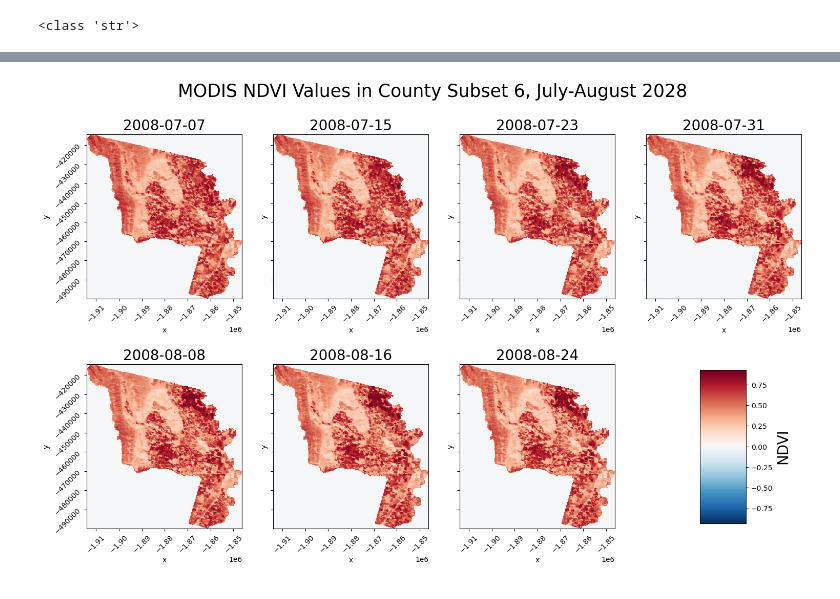
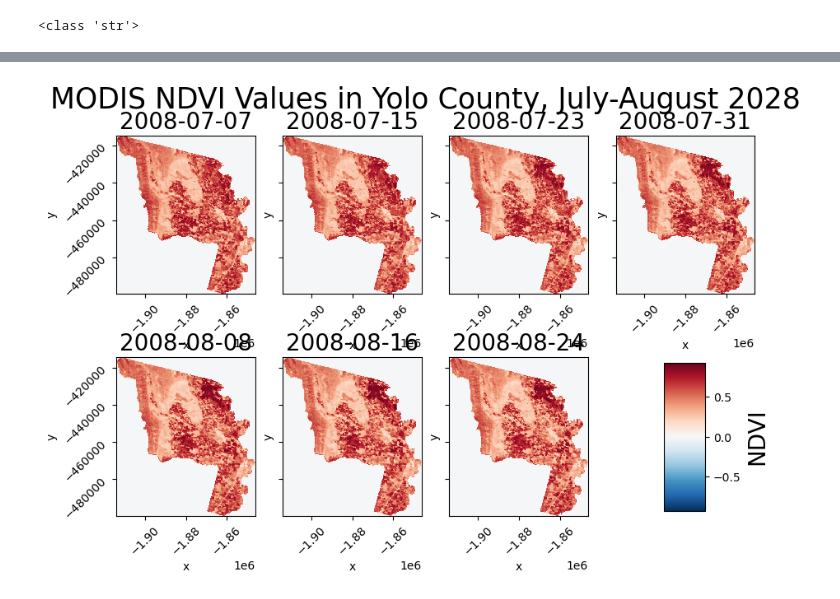
Before and after one commit to USDA-SCINet/pygcdl, a Jupyter notebook: informal_testing.ipynb, the cells around one changed output, grey strips where cells are left out. Saved outputs shown, nothing was run; the diff lists cells and outputs as text; code cells hidden in the pictures.

Commit message:
Decreased variety of test geometries, added more documentation

```diff
--- a/informal_testing.ipynb
+++ b/informal_testing.ipynb
@@ -52,5 +64,5 @@ If the user uploads a file, the file contents are not checked. So, it is possibl
 ### Part 1.1: Upload geometry files
 # %%
 # Specify location of sample data files
-sample_data_dir = Path("sample_data/output_data")
+sample_data_dir = Path("sample_data/sample_geoms")
 # %%
@@ -247,7 +217,7 @@ Now let's take a look at how we specify the datasets and variables we would like
 # %%
 # Specify datasets and variables as a pandas dataframe
 dsvars1 = pd.DataFrame(
-    [["PRISM", "ppt"], ["MODIS_NDVI", "NDVI"]],
+    [["PRISM", "ppt"], ["PRISM", "tmean"], ["MODIS_NDVI", "NDVI"]],
     columns=["dataset", "variable"])
 print(dsvars1)
 # %% [output]
@@ -342,35 +326,37 @@ print(type(dir_test))
 # %%
-# Data download test #1
-# Using single county from subset set #6
-
-geom_data = subset_counties6_guid # Yolo county
-dsvars = dsvars1 # Data specified as a pandas df
-date_data = date_grain_dict1 # years = 2008, months = 7:8, grain=any
+geom_data = yolo_county_zip_guid
+dsvars = dsvars1
+date_data = date_grain_dict1
 
 with tempfile.TemporaryDirectory() as tf:
     output_files = pygcdl_obj.download_polygon_subset(
-        dsvars=dsvars,
+        dsvars=dsvars1,
         t_geom=geom_data,
         dsn=tf,
         **date_data
     )
     modis_file_paths = [Path(f) for f in output_files if "MODIS" in f]
-    prism_file_paths = [Path(f) for f in output_files if "PRISM" in f]
+    ppt_file_paths = [Path(f) for f in output_files if "PRISM" in f and "ppt" in f]
+    tmean_file_paths = [Path(f) for f in output_files if "PRISM" in f and "tmean" in f]
 
-    # Visualize MODIS data
+    print(modis_file_paths)
+    print(ppt_file_paths)
+    print(tmean_file_paths)
+
+    # Read in MODIS NDVI data.
     modis_image_stack = [
         rioxarray.open_rasterio(k, mask_and_scale=True) for k in modis_file_paths
     ]
+
     num_images = len(modis_image_stack)
-    print(num_images)
 
     ndvi_layer_names = [
         str(path).split("NDVI_NDVI_")[1].split(".tif")[0] for path in modis_file_paths
     ]
 
-    # Plot the data.
-    fig, axs = plt.subplots(nrows=2, ncols=4, figsize = (18, 10), sharey=True)
-    fig.suptitle("MODIS NDVI Values in County Subset 6, July-August 2028", fontsize=25)
+    # Plot the MODIS NDVI data.
+    fig, axs = plt.subplots(nrows=2, ncols=4, figsize = (10, 6), sharey=True)
+    fig.suptitle("MODIS NDVI Values in Yolo County, July-August 2028", fontsize=25)
     plt.subplots_adjust(hspace=0.4)
     for i in range(num_images):
         im = modis_image_stack[i].plot(ax=axs[math.floor(i/4), i%4], add_colorbar=False)
@@ -381,9 +367,58 @@ with tempfile.TemporaryDirectory() as tf:
     cbar = fig.colorbar(im, cax=label_axis)
     cbar.set_label(label="NDVI", fontsize=20)
 
-    print("test")
+    # Read in PRISM ppt data.
+    ppt_image_stack = [
+        rioxarray.open_rasterio(k, masked=True) for k in ppt_file_paths
+    ]
+
+    num_images = len(ppt_image_stack)
+
+    ppt_layer_names = [
+        str(path).split("PRISM_ppt_")[1].split(".tif")[0] for path in ppt_file_paths
+    ]
+
+    # Plot the PRISM ppt data.
+
+    fig, axs = plt.subplots(ncols=2, figsize = (10, 6), sharey=True)
+    fig.suptitle("PRISM ppt Values in Yolo County, July-August 2028", fontsize=25)
+    plt.subplots_adjust(hspace=0.4)
+    for i in range(num_images):
+        im = ppt_image_stack[i].plot(ax=axs[i], add_colorbar=False)
+        axs[i].set_title(ppt_layer_names[i], fontsize=20)
+        axs[i].tick_params(labelrotation=45)
+    fig.colorbar(im)
+
+    # Read in PRISM tmean data.
+    tmean_image_stack = [
+        rioxarray.open_rasterio(k, masked=True) for k in tmean_file_paths
+    ]
+
+    tmean_crs = tmean_image_stack[0].rio.crs
+    print("tmean CRS: ", tmean_crs)
+
+    num_images = len(tmean_image_stack)
+
+    tmean_layer_names = [
+        str(path).split("PRISM_tmean_")[1].split(".tif")[0] for path in tmean_file_paths
+    ]
+
+    # Plot the PRISM tmean data.
+
+    fig, axs = plt.subplots(ncols=2, figsize = (10, 6), sharey=True)
+    fig.suptitle("PRISM tmean Values in Yolo County, July-August 2028", fontsize=25)
+    plt.subplots_adjust(hspace=0.4)
+    for i in range(num_images):
+        im = tmean_image_stack[i].plot(ax=axs[i], add_colorbar=False)
+        axs[i].set_title(tmean_layer_names[i], fontsize=20)
+        axs[i].tick_params(labelrotation=45)
+    fig.colorbar(im)
 
     # Close xarray images so the temporary directory can close without errors
     for image in modis_image_stack:
         image.close()
+    for image in ppt_image_stack:
+        image.close()
+    for image in tmean_image_stack:
+        image.close()
 # %% [output]
@@ -392 +429 @@ test
-[figure, old version]
+[figure, new version]
```
Also changed, not shown: parts of 50 cells of this notebook.
